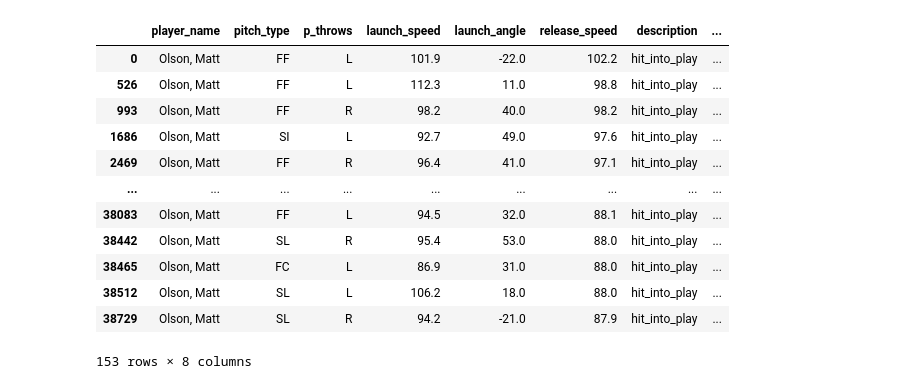
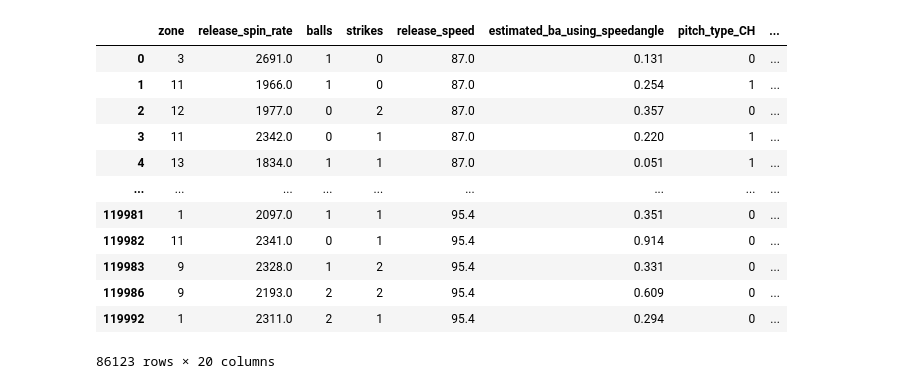
Before and after one commit to kyle-black/bayesatbat2, a Jupyter notebook: code/Untitled.ipynb, the cells around one changed output. Saved outputs shown, nothing was run; the diff lists cells and outputs as text; code cells hidden in the pictures.

```diff
--- a/code/Untitled.ipynb
+++ b/code/Untitled.ipynb
@@ -43,16 +47,0 @@ df1 =df[df['player_name'] == 'Olson, Matt']
-# %%
-df1
-# %% [output]
-|  | player_name | pitch_type | p_throws | launch_speed | launch_angle | release_speed | description | ... |
-| 0 | Olson, Matt | FF | L | 101.9 | -22.0 | 102.2 | hit_into_play | ... |
-| 526 | Olson, Matt | FF | L | 112.3 | 11.0 | 98.8 | hit_into_play | ... |
-| 993 | Olson, Matt | FF | R | 98.2 | 40.0 | 98.2 | hit_into_play | ... |
-| 1686 | Olson, Matt | SI | L | 92.7 | 49.0 | 97.6 | hit_into_play | ... |
-| 2469 | Olson, Matt | FF | R | 96.4 | 41.0 | 97.1 | hit_into_play | ... |
-| ... | ... | ... | ... | ... | ... | ... | ... | ... |
-| 38083 | Olson, Matt | FF | L | 94.5 | 32.0 | 88.1 | hit_into_play | ... |
-| 38442 | Olson, Matt | SL | R | 95.4 | 53.0 | 88.0 | hit_into_play | ... |
-| 38465 | Olson, Matt | FC | L | 86.9 | 31.0 | 88.0 | hit_into_play | ... |
-| 38512 | Olson, Matt | SL | L | 106.2 | 18.0 | 88.0 | hit_into_play | ... |
-| 38729 | Olson, Matt | SL | R | 94.2 | -21.0 | 87.9 | hit_into_play | ... |
-153 rows × 8 columns
@@ -62,4 +49,20 @@ n.apply(
 df=df.dropna()
 # %%
 df=pd.get_dummies(df)
+# %%
+df
+# %% [output]
+|  | zone | release_spin_rate | balls | strikes | release_speed | estimated_ba_using_speedangle | pitch_type_CH | ... |
+| 0 | 3 | 2691.0 | 1 | 0 | 87.0 | 0.131 | 0 | ... |
+| 1 | 11 | 1966.0 | 1 | 0 | 87.0 | 0.254 | 1 | ... |
+| 2 | 12 | 1977.0 | 0 | 2 | 87.0 | 0.357 | 0 | ... |
+| 3 | 11 | 2342.0 | 0 | 1 | 87.0 | 0.220 | 1 | ... |
+| 4 | 13 | 1834.0 | 1 | 1 | 87.0 | 0.051 | 1 | ... |
+| ... | ... | ... | ... | ... | ... | ... | ... | ... |
+| 119981 | 1 | 2097.0 | 1 | 1 | 95.4 | 0.351 | 0 | ... |
+| 119982 | 11 | 2341.0 | 0 | 1 | 95.4 | 0.914 | 0 | ... |
+| 119983 | 9 | 2328.0 | 1 | 2 | 95.4 | 0.331 | 0 | ... |
+| 119986 | 9 | 2193.0 | 2 | 2 | 95.4 | 0.609 | 0 | ... |
+| 119992 | 1 | 2311.0 | 2 | 1 | 95.4 | 0.294 | 0 | ... |
+86123 rows × 20 columns
 # %%
```
Also changed, not shown: parts of 16 cells of this notebook, 14 other files.
